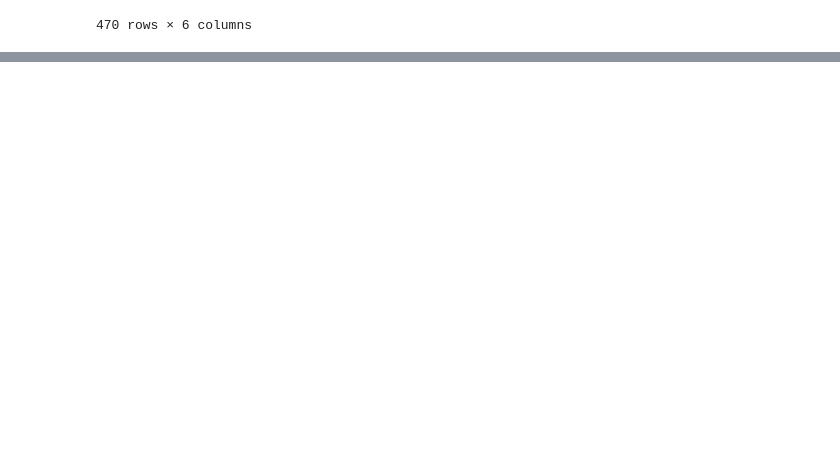
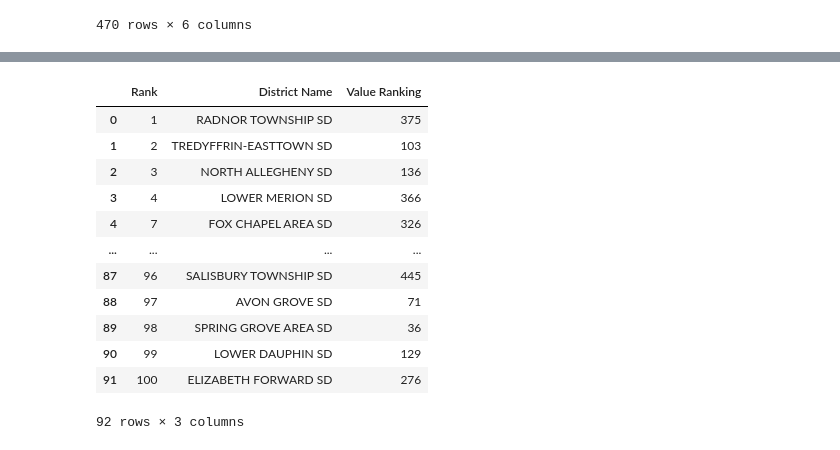
Before and after one commit to 4a6166/UPenn-Data---Project-3, a Jupyter notebook: Katy/katy.ipynb, the cells around one changed output, grey strips where cells are left out. Drawn from its saved outputs; the diff is of its cells as text; code cells hidden in the pictures; blank space fills up the shorter version.

```diff
--- a/Katy/katy.ipynb
+++ b/Katy/katy.ipynb
@@ -61,0 +380,13 @@ article_top_25_df.to_json("Resources/top_25.json")
+# %%
+# Convert to dataframe
+niche_df=pd.DataFrame(rank_list,columns=["Rank","District Name"])
+
+# Reorder columns
+niche_df=niche_df[["District Name","Rank"]]
+
+# Replace "School District" with SD and convert to upper case
+niche_df=niche_df["District Name"].str.replace("School District","SD").str.upper()
+# %%
+final_niche_df=niche_df.to_frame()
+final_niche_df.insert(0, "Rank", range(1, 1+len(final_niche_df)))
+final_niche_df
@@ -278,6 +673,4 @@ final_rank_df
 # %%
-# Export final dataframe to excel file
-final_rank_df.to_excel("Resources/final_rank.xlsx")
-
-# Export final dataframe to json file
-final_rank_df.to_json("Resources/final_rank.json")
+# Include only necessary columns
+final_rank_reduced_df=final_rank_df[["District Name","Value Ranking"]]
+final_rank_reduced_df
@@ -283,0 +691,18 @@ final_rank_df.to_json("Resources/final_rank.json")
+# %%
+# Merge Niche rankings data with our value ratio data
+compare_ranks_df=final_niche_df.merge(final_rank_reduced_df,on="District Name",how="inner")
+compare_ranks_df
+# %% [output]
+|  | Rank | District Name | Value Ranking |
+| 0 | 1 | RADNOR TOWNSHIP SD | 375 |
+| 1 | 2 | TREDYFFRIN-EASTTOWN SD | 103 |
+| 2 | 3 | NORTH ALLEGHENY SD | 136 |
+| 3 | 4 | LOWER MERION SD | 366 |
+| 4 | 7 | FOX CHAPEL AREA SD | 326 |
+| ... | ... | ... | ... |
+| 87 | 96 | SALISBURY TOWNSHIP SD | 445 |
+| 88 | 97 | AVON GROVE SD | 71 |
+| 89 | 98 | SPRING GROVE AREA SD | 36 |
+| 90 | 99 | LOWER DAUPHIN SD | 129 |
+| 91 | 100 | ELIZABETH FORWARD SD | 276 |
+92 rows × 3 columns
```
Also changed, not shown: parts of 16 cells of this notebook, 1 other file.
